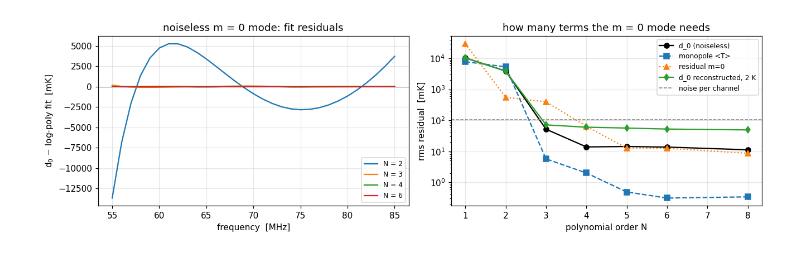
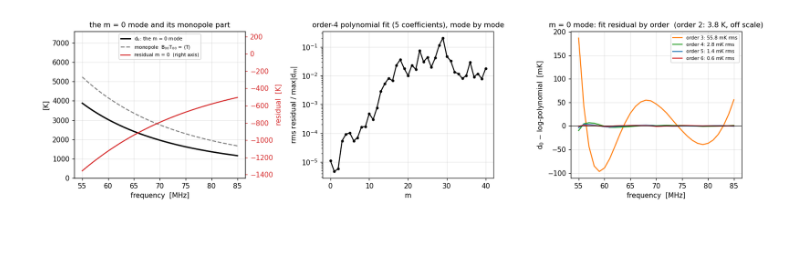
Before and after one commit to zzhang0123/limTOD, a Jupyter notebook: examples/mmode_drift_scan.ipynb, the cells around one changed output. Cells and saved outputs as stored; diff of their text form; code cells hidden in the pictures.

```diff
--- a/examples/mmode_drift_scan.ipynb
+++ b/examples/mmode_drift_scan.ipynb
@@ -81,7 +91,8 @@ sim = TODSim(**JBO, beam_func=beam_func, sky_func=GDSM_sky_model, beam_nside=NSI
 
 SIDEREAL_DAY = 86164.0905                 # s
 N_T = 359                                 # samples: 240 s cadence, closes the circle
-t_list = np.arange(N_T) * SIDEREAL_DAY / N_T
+CADENCE_S = SIDEREAL_DAY / N_T
+t_list = np.arange(N_T) * CADENCE_S
 
 t0 = time.time()
 tod_sky, lst = sim.simulate_sky_TOD(FREQS, t_list, np.zeros(N_T), 90.0, return_LSTs=True)
@@ -91,15 +102,12 @@ print(f"simulated {tod_sky.shape} in {time.time()-t0:.0f} s")
 window = mmode.LSTWindow(lst, t_ref_deg=lst[0])
 print(f"closed: {window.closed}   samples: {window.n}   cadence: {window.cadence_deg:.4f} deg   coverage: {window.coverage:.3f}")
 assert window.closed
+sky_mono = np.array([GDSM_sky_model(freq=f, nside=NSIDE).mean() for f in FREQS])     # the sky's own monopole
 
-sky_mono = np.array([GDSM_sky_model(freq=f, nside=NSIDE).mean() for f in FREQS])     # the sky's own monopole
 dt_deg = np.unwrap(np.deg2rad(lst)) * 180 / np.pi - lst[0]
-fig, axes = plt.subplots(1, 2, figsize=(12.5, 3.5), gridspec_kw={"width_ratios": [1.5, 1]})
+fig, ax = plt.subplots(figsize=(10, 3.2))
 for j in SHOW:
-    axes[0].plot(dt_deg, tod_sky[:, j], color=COLORS[j], label=f"{FREQS[j]:.0f} MHz")
-axes[0].set(xlabel="sidereal time since start  [deg]", ylabel="beam-weighted sky  [K]", title="the drift scan"); axes[0].legend(fontsize=8)
-axes[1].plot(FREQS, sky_mono, "k--", label="sky monopole ⟨T⟩")
-axes[1].plot(FREQS, tod_sky.mean(axis=0), "-", color="C3", label="scan mean")
-axes[1].set(xlabel="frequency  [MHz]", ylabel="[K]", title="spectra: sky monopole vs the scan's mean"); axes[1].legend(fontsize=8)
+    ax.plot(dt_deg, tod_sky[:, j], color=COLORS[j], label=f"{FREQS[j]:.0f} MHz")
+ax.set(xlabel="sidereal time since start  [deg]", ylabel="beam-weighted sky  [K]", title="the drift scan"); ax.legend(fontsize=8, ncol=3)
 plt.tight_layout()
 # %% [output]
@@ -194,32 +170,54 @@ parts, and for the noisy reconstruction (whose floor is its own noise, 0.11 K pe
 # %%
-NU_REF = 70.0
 x = np.log(FREQS / NU_REF)
-
-def logpoly_resid(y, order, log_space=True):
+def fit_resid(y, order, log_space=True):
     yy = np.log(y) if log_space else y
     V = np.vander(x, order + 1, increasing=True)
     fit = V @ np.linalg.lstsq(V, yy, rcond=None)[0]
     return (y - np.exp(fit)) if log_space else (y - fit)
+def rel_resid(m, order=4):
+    # rms residual of an order-`order` polynomial fit to Re and Im of d_m, relative to max |d_m|
+    z = d_true[:, m]; scale = np.abs(z).max()
+    r = np.hypot(np.std(fit_resid(z.real, order, False)), np.std(fit_resid(z.imag, order, False)))
+    return r / scale
 
-orders = [1, 2, 3, 4, 5, 6, 8]
-rows = {"d_0 (noiseless)": [np.std(logpoly_resid(d0_true, n)) for n in orders],
-        "monopole <T>": [np.std(logpoly_resid(sky_mono, n)) for n in orders],
-        "residual m=0 (linear fit)": [np.std(logpoly_resid(resid_m0, n, log_space=False)) for n in orders],
-        "d_0 reconstructed, 2 K noise": [np.std(logpoly_resid(est.d0, n)) for n in orders]}
-print(f"{'rms residual [mK]':30s}" + "".join(f"{'N='+str(n):>9s}" for n in orders))
+orders = [2, 3, 4, 5, 6, 8]
+rows = {"d_0, the m = 0 mode": [np.std(fit_resid(d0_true, n)) for n in orders],
+        "  its monopole part <T>": [np.std(fit_resid(sky_mono, n)) for n in orders],
+        "  its residual part (linear fit)": [np.std(fit_resid(resid_m0, n, False)) for n in orders]}
+print(f"at 70 MHz: d_0 = {d0_true[j70]:.1f} K = monopole {sky_mono[j70]:.1f} K + residual {resid_m0[j70]:+.1f} K "
+      f"({100 * resid_m0[j70] / d0_true[j70]:+.1f}%)")
+print(f"{'rms residual [mK]':34s}" + "".join(f"{'order '+str(n):>9s}" for n in orders))
 for k, v in rows.items():
-    print(f"{k:30s}" + "".join(f"{1e3 * r:9.2f}" for r in v))
-print(f"{'noise on reconstructed d_0':30s}{1e3 * est.std_d0()[0]:9.2f} mK per channel")
+    print(f"{k:34s}" + "".join(f"{1e3 * r:9.2f}" for r in v))
 
-fig, axes = plt.subplots(1, 2, figsize=(12, 3.7))
-for n, c in ((2, "C0"), (3, "C1"), (4, "C2"), (6, "C3")):
-    axes[0].plot(FREQS, 1e3 * logpoly_resid(d0_true, n), "-", color=c, label=f"N = {n}")
-axes[0].axhline(0, color="k", lw=0.6)
-axes[0].set(xlabel="frequency  [MHz]", ylabel="d$_0$ − log-poly fit  [mK]", title="noiseless m = 0 mode: fit residuals"); axes[0].legend(fontsize=8)
-for k, v, mk in (("d_0 (noiseless)", rows["d_0 (noiseless)"], "ko-"), ("monopole <T>", rows["monopole <T>"], "s--"),
-                 ("residual m=0", rows["residual m=0 (linear fit)"], "^:"), ("d_0 reconstructed, 2 K", rows["d_0 reconstructed, 2 K noise"], "d-")):
-    axes[1].semilogy(orders, 1e3 * np.array(v), mk, label=k)
-axes[1].axhline(1e3 * est.std_d0()[0], color="0.5", ls="--", lw=1, label="noise per channel")
-axes[1].set(xlabel="polynomial order N", ylabel="rms residual  [mK]", title="how many terms the m = 0 mode needs"); axes[1].legend(fontsize=8)
+fig, axes = plt.subplots(1, 3, figsize=(14.5, 3.9))
+ax = axes[0]
+ax.plot(FREQS, d0_true, "k-", lw=2, label="d$_0$: the m = 0 mode")
+ax.plot(FREQS, sky_mono, "--", color="0.5", label="monopole  B$_{00}$T$_{00}$ = ⟨T⟩")
+ax.set(xlabel="frequency  [MHz]", ylabel="[K]", title="the m = 0 mode and its monopole part")
+ax.set_ylim(0, 1.45 * sky_mono.max())
+ax_r = ax.twinx(); ax_r.plot(FREQS, resid_m0, "-", color="C3", label="residual m = 0  (right axis)")
+ax_r.set_ylim(resid_m0.min() - 0.1 * np.ptp(resid_m0), resid_m0.max() + 0.9 * np.ptp(resid_m0))
+ax_r.set_ylabel("residual  [K]", color="C3"); ax_r.tick_params(axis="y", colors="C3"); ax_r.grid(False)
+h1, l1 = ax.get_legend_handles_labels(); h2, l2 = ax_r.get_legend_handles_labels(); ax.legend(h1 + h2, l1 + l2, fontsize=7, loc="upper center")
+ax = axes[1]
+rr = np.array([rel_resid(mm, 4) for mm in m_axis])
+ax.semilogy(m_axis, rr, "ko-", ms=3)
+ax.set(xlabel="m", ylabel="rms residual / max|d$_m$|", title="order-4 polynomial fit (5 coefficients), mode by mode")
+ax = axes[2]
+for n, c in ((3, "C1"), (4, "C2"), (5, "C0"), (6, "C3")):
+    ax.plot(FREQS, 1e3 * fit_resid(d0_true, n), "-", color=c, label=f"order {n}: {1e3 * rows['d_0, the m = 0 mode'][orders.index(n)]:.1f} mK rms")
+ax.axhline(0, color="k", lw=0.6)
+ax.set(xlabel="frequency  [MHz]", ylabel="d$_0$ − log-polynomial  [mK]", title=f"m = 0 mode: fit residual by order  (order 2: {rows['d_0, the m = 0 mode'][0]:.1f} K, off scale)"); ax.legend(fontsize=7)
 plt.tight_layout()
+
+r3, r4, r5 = (rows["d_0, the m = 0 mode"][i] for i in (1, 2, 3))
+card("The m = 0 mode of a foreground-only sky is smooth.",
+     f"A log-polynomial in log(ν/{NU_REF:.0f} MHz) fits d₀(ν), which ranges over {d0_true.min():.0f}–{d0_true.max():.0f} K, to "
+     f"<b>{1e3*r3:.0f} mK</b> rms with <b>4 coefficients</b> (order 3), "
+     f"<b>{1e3*r4:.1f} mK</b> with <b>5</b> (order 4, {1e6*r4/d0_true.mean():.1f} ppm of the mode), "
+     f"<b>{1e3*r5:.1f} mK</b> with <b>6</b> (order 5). "
+     f"The monopole part alone: {1e3*rows['  its monopole part <T>'][2]:.1f} mK with 5 coefficients. "
+     f"The residual bottoms out at {1e3*rows['d_0, the m = 0 mode'][-1]:.1f} mK, the level of the high-m floor of the ladder ({floor*1e3:.1f} mK): "
+     f"the simulation's discretisation, not the sky.")
 # %% [output]
@@ -232 +231 @@ noise on reconstructed d_0       105.56 mK per channel
-[figure, old version]
+[figure, new version]
```
Also changed, not shown: parts of 26 cells of this notebook, 1 other file.
